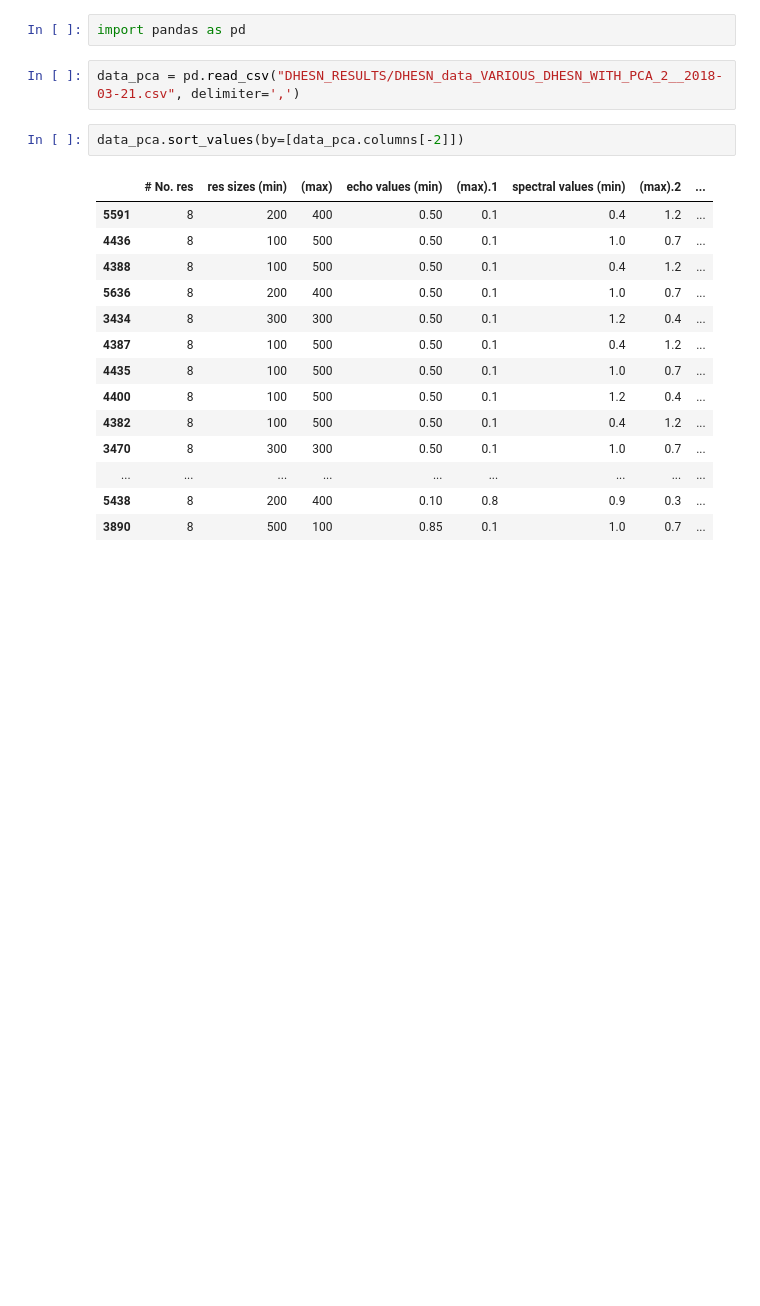
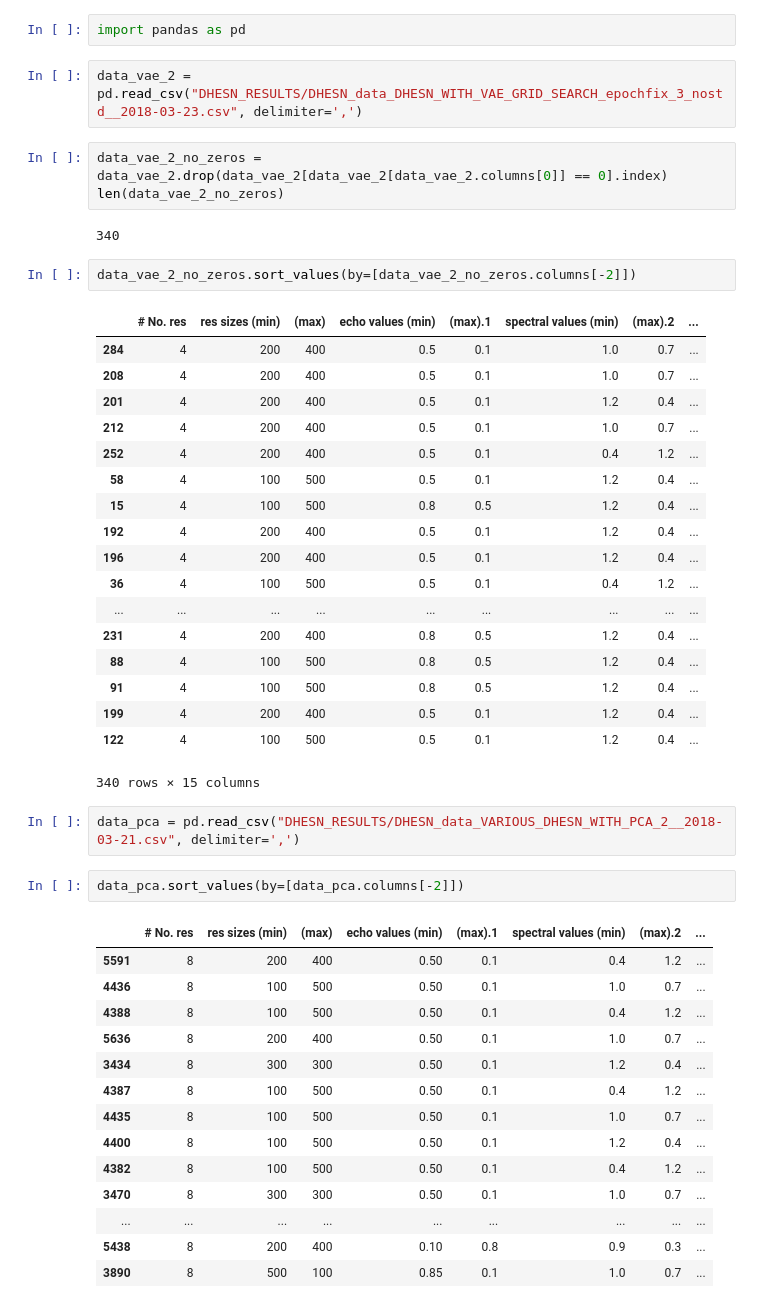
Before and after one commit to zimmerman-cole/esn_experiments, a Jupyter notebook: LEVI_PLOTS.ipynb, the cells around one changed output. Cells and saved outputs as stored; diff of their text form; blank space fills up the shorter version.

```diff
--- a/LEVI_PLOTS.ipynb
+++ b/LEVI_PLOTS.ipynb
@@ -21,5 +21,33 @@ print(DHESN_PCA)
 # %%
 import pandas as pd
+# %%
+data_vae_2 = pd.read_csv("DHESN_RESULTS/DHESN_data_DHESN_WITH_VAE_GRID_SEARCH_epochfix_3_nostd__2018-03-23.csv", delimiter=',')
+# %%
+data_vae_2_no_zeros = data_vae_2.drop(data_vae_2[data_vae_2[data_vae_2.columns[0]] == 0].index)
+len(data_vae_2_no_zeros)
+# %% [output]
+340
+# %%
+data_vae_2_no_zeros.sort_values(by=[data_vae_2_no_zeros.columns[-2]])
+# %% [output]
+|  | # No. res | res sizes (min) | (max) | echo values (min) | (max).1 | spectral values (min) | (max).2 | ... |
+| 284 | 4 | 200 | 400 | 0.5 | 0.1 | 1.0 | 0.7 | ... |
+| 208 | 4 | 200 | 400 | 0.5 | 0.1 | 1.0 | 0.7 | ... |
+| 201 | 4 | 200 | 400 | 0.5 | 0.1 | 1.2 | 0.4 | ... |
+| 212 | 4 | 200 | 400 | 0.5 | 0.1 | 1.0 | 0.7 | ... |
+| 252 | 4 | 200 | 400 | 0.5 | 0.1 | 0.4 | 1.2 | ... |
+| 58 | 4 | 100 | 500 | 0.5 | 0.1 | 1.2 | 0.4 | ... |
+| 15 | 4 | 100 | 500 | 0.8 | 0.5 | 1.2 | 0.4 | ... |
+| 192 | 4 | 200 | 400 | 0.5 | 0.1 | 1.2 | 0.4 | ... |
+| 196 | 4 | 200 | 400 | 0.5 | 0.1 | 1.2 | 0.4 | ... |
+| 36 | 4 | 100 | 500 | 0.5 | 0.1 | 0.4 | 1.2 | ... |
+| ... | ... | ... | ... | ... | ... | ... | ... | ... |
+| 231 | 4 | 200 | 400 | 0.8 | 0.5 | 1.2 | 0.4 | ... |
+| 88 | 4 | 100 | 500 | 0.8 | 0.5 | 1.2 | 0.4 | ... |
+| 91 | 4 | 100 | 500 | 0.8 | 0.5 | 1.2 | 0.4 | ... |
+| 199 | 4 | 200 | 400 | 0.5 | 0.1 | 1.2 | 0.4 | ... |
+| 122 | 4 | 100 | 500 | 0.5 | 0.1 | 1.2 | 0.4 | ... |
+340 rows × 15 columns
 # %%
 data_pca = pd.read_csv("DHESN_RESULTS/DHESN_data_VARIOUS_DHESN_WITH_PCA_2__2018-03-21.csv", delimiter=',')
 # %%
```
Also changed, not shown: parts of 9 cells of this notebook, 10 other files.
